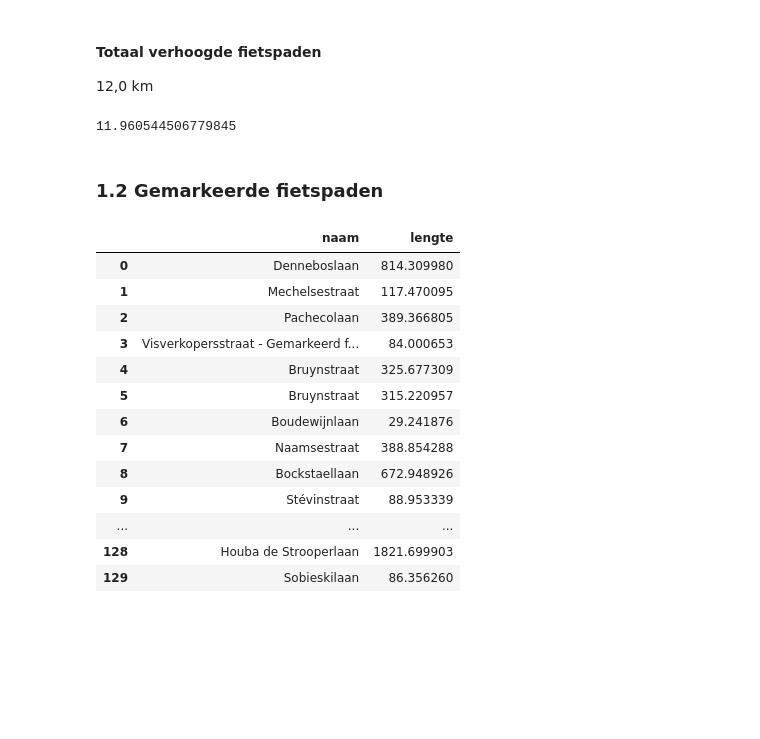
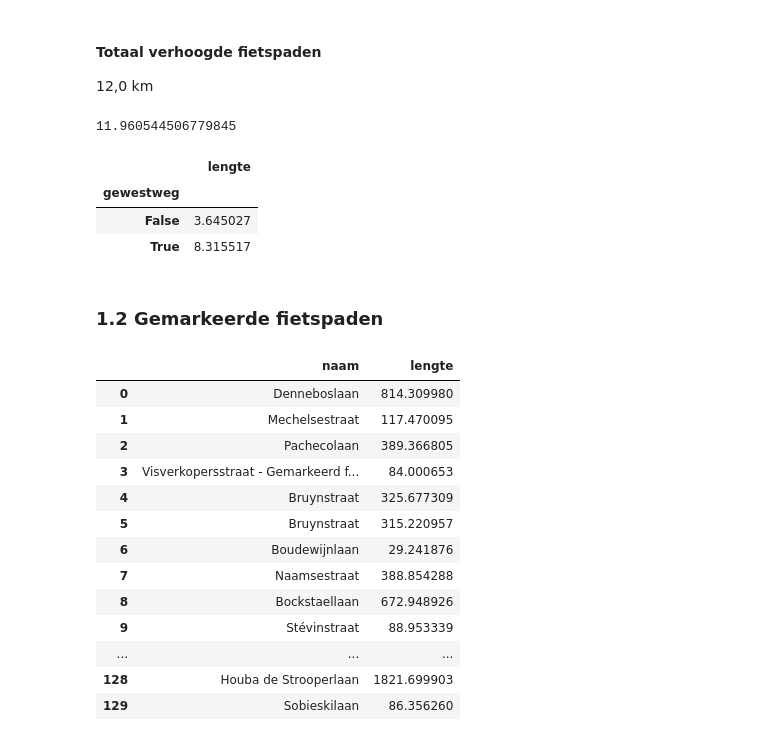
Before and after one commit to JonasHeylen/fietspaden-bxl, a Jupyter notebook: Fietspaden_BXL.ipynb, the cells around one changed output. Saved outputs shown, nothing was run; the diff lists cells and outputs as text; code cells hidden in the pictures; blank space fills up the shorter version.

Commit message:
Opsplitsing gewestweg - gemeenteweg

```diff
--- a/Fietspaden_BXL.ipynb
+++ b/Fietspaden_BXL.ipynb
@@ -43,12 +44,18 @@ project = partial(
     pyproj.transform,
     pyproj.Proj(init=wgs84),
     pyproj.Proj(init=lambert72))
+# %%
+with open('data/gewestelijke-wegen.json') as f:
+    gewestwegen_json = json.load(f)
+gewestwegen = pd.DataFrame([record['fields'] for record in gewestwegen_json])
+lijst_gewestwegen = gewestwegen['gewestelijke_wegen'].values
 # %%
 def geojson_to_df(geojson_file):
     data = geopandas.read_file(geojson_file).assign(
     lambert72 = lambda df: df['geometry'].apply(partial(transform, project)),
     lengte = lambda df: df['lambert72'].apply(lambda geom: geom.length),
-    naam = lambda df: df['name'].str.extract('(.*?) ?- .*', expand=False))
+    naam = lambda df: df['name'].str.extract('(.*?) ?- .*', expand=False),
+    gewestweg = lambda df: df['naam'].isin(lijst_gewestwegen))
     return data
 # %%
 data = {}
@@ -118,6 +125,13 @@ data['verhoogde_fietspaden'][['naam', 'lengte']]
 data['verhoogde_fietspaden']['lengte'].sum() / 1000
 # %% [output]
 11.960544506779845
+# %%
+data['verhoogde_fietspaden'].groupby('gewestweg')[['lengte']].sum() / 1000
+# %% [output]
+|  | lengte |
+| gewestweg |  |
+| False | 3.645027 |
+| True | 8.315517 |
 # %% [markdown]
 ### 1.2 Gemarkeerde fietspaden
 # %%
```
Also changed, not shown: parts of 5 cells of this notebook.
